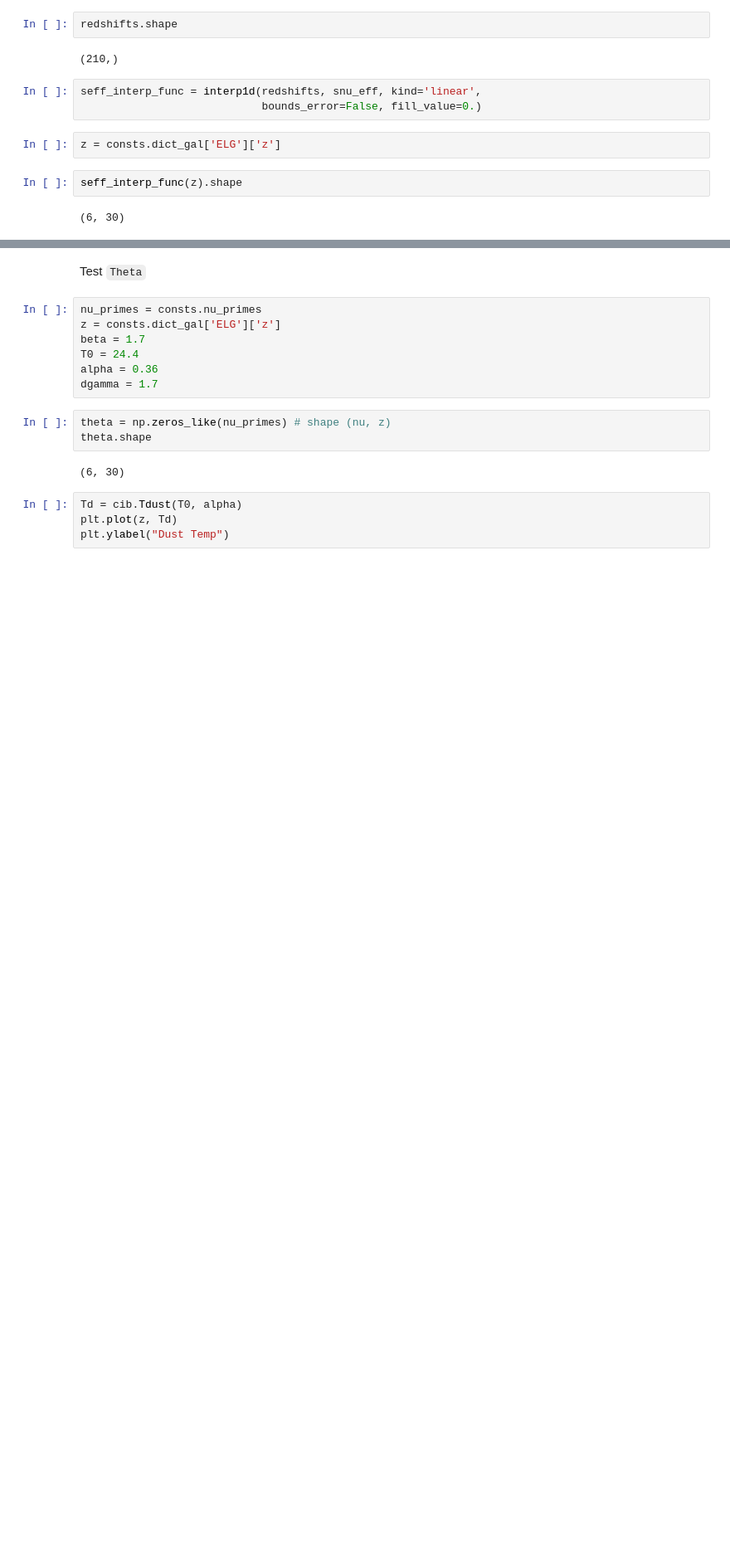
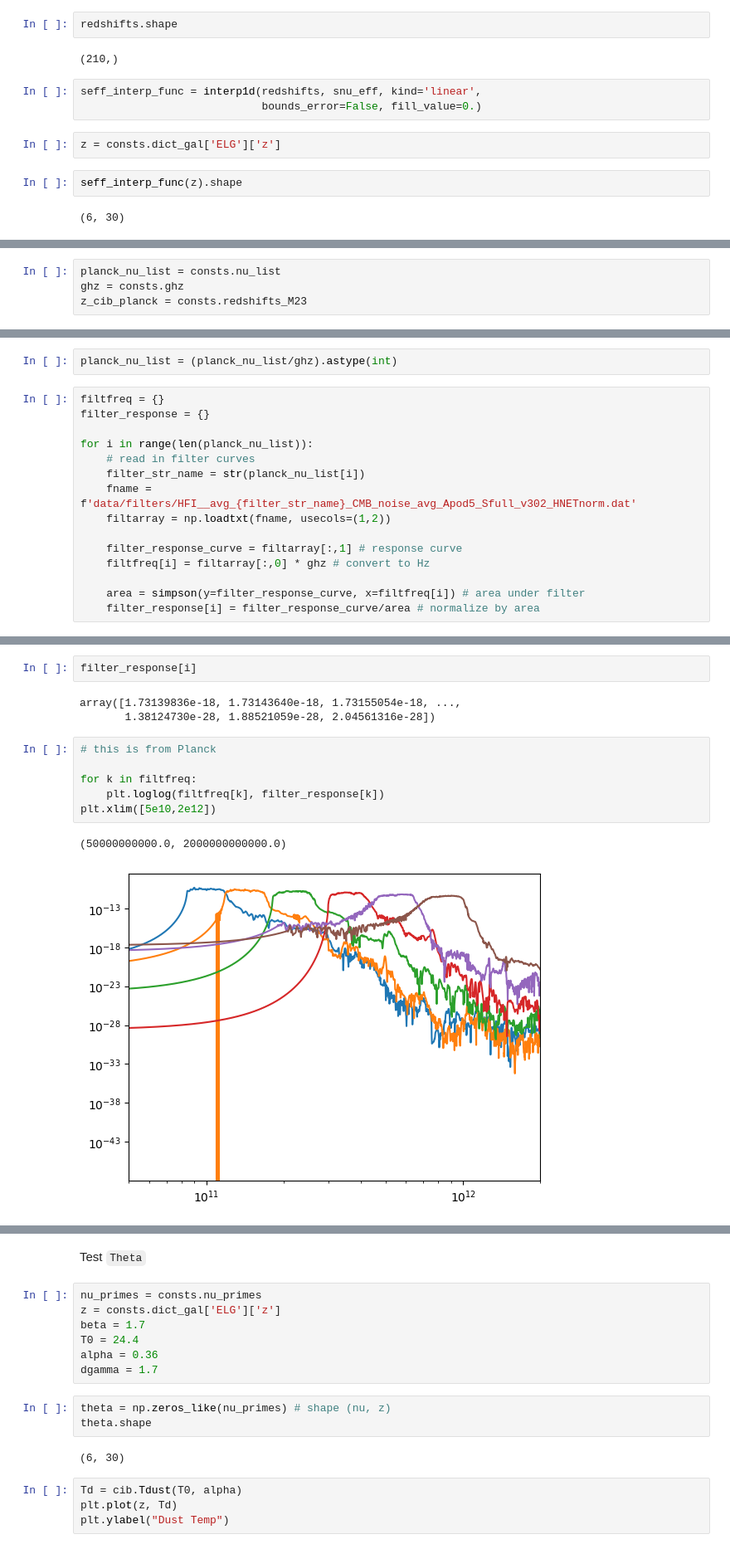
Before and after one commit to destrys/galCIB, a Jupyter notebook: base-lcdm.ipynb, the cells around one changed output, grey strips where cells are left out. Shown at 83% size. Drawn from its saved outputs; the diff is of its cells as text; blank space fills up the shorter version.

```diff
--- a/base-lcdm.ipynb
+++ b/base-lcdm.ipynb
@@ -175,0 +223,4 @@ seff_interp_func(z).shape
+# %%
+planck_nu_list = consts.nu_list
+ghz = consts.ghz
+z_cib_planck = consts.redshifts_M23
@@ -175,0 +230,17 @@ seff_interp_func(z).shape
+# %%
+planck_nu_list = (planck_nu_list/ghz).astype(int)
+# %%
+filtfreq = {}
+filter_response = {}
+
+for i in range(len(planck_nu_list)):
+    # read in filter curves
+    filter_str_name = str(planck_nu_list[i])
+    fname = f'data/filters/HFI__avg_{filter_str_name}_CMB_noise_avg_Apod5_Sfull_v302_HNETnorm.dat'
+    filtarray = np.loadtxt(fname, usecols=(1,2))
+
+    filter_response_curve = filtarray[:,1] # response curve
+    filtfreq[i] = filtarray[:,0] * ghz # convert to Hz
+
+    area = simpson(y=filter_response_curve, x=filtfreq[i]) # area under filter
+    filter_response[i] = filter_response_curve/area # normalize by area
@@ -175,0 +252,14 @@ seff_interp_func(z).shape
+# %%
+filter_response[i]
+# %% [output]
+array([1.73139836e-18, 1.73143640e-18, 1.73155054e-18, ...,
+       1.38124730e-28, 1.88521059e-28, 2.04561316e-28])
+# %%
+# this is from Planck
+
+for k in filtfreq:
+    plt.loglog(filtfreq[k], filter_response[k])
+plt.xlim([5e10,2e12])
+# %% [output]
+(50000000000.0, 2000000000000.0)
+[figure, added]
```
Also changed, not shown: parts of 28 cells of this notebook, 2 other files.
